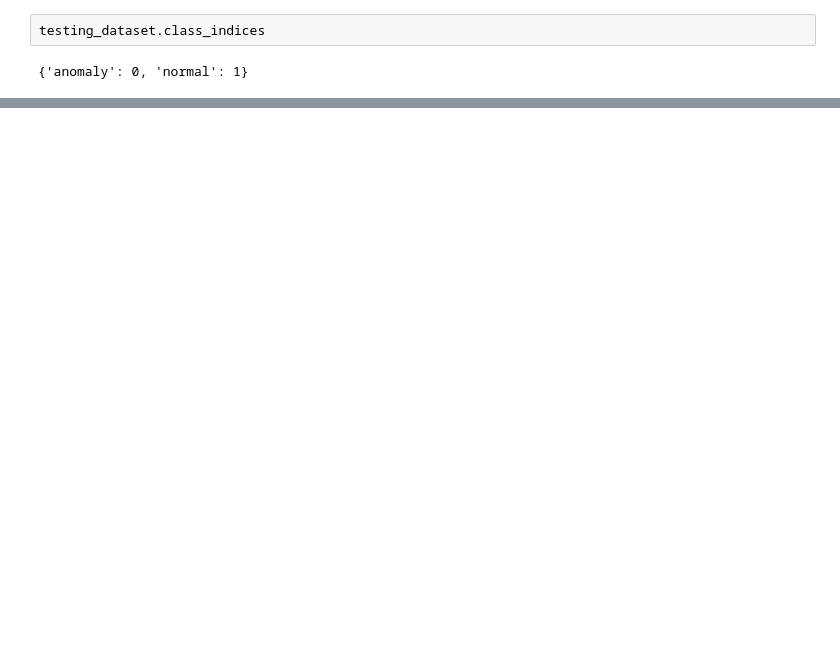
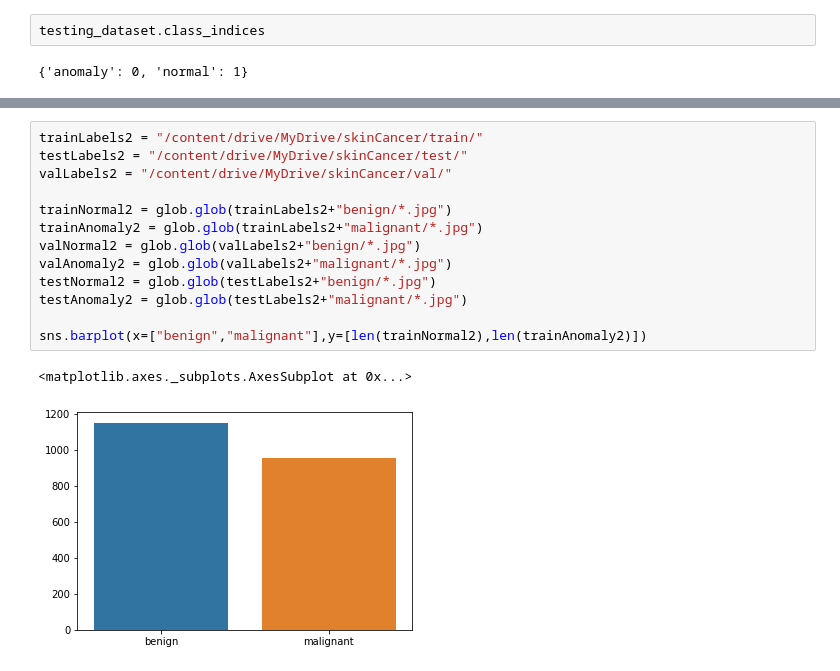
Before and after one commit to nikhilmsreedhar/EfficientNetVsCONV5, a Jupyter notebook: EfficientNetVsConv5.ipynb, the cells around one changed output, grey strips where cells are left out. Drawn from its saved outputs; the diff is of its cells as text; blank space fills up the shorter version.

```diff
--- a/EfficientNetVsConv5.ipynb
+++ b/EfficientNetVsConv5.ipynb
@@ -289,0 +319,16 @@ model2.evaluate(testing_dataset)
+# %%
+trainLabels2 = "/content/drive/MyDrive/skinCancer/train/"
+testLabels2 = "/content/drive/MyDrive/skinCancer/test/"
+valLabels2 = "/content/drive/MyDrive/skinCancer/val/"
+
+trainNormal2 = glob.glob(trainLabels2+"benign/*.jpg")
+trainAnomaly2 = glob.glob(trainLabels2+"malignant/*.jpg")
+valNormal2 = glob.glob(valLabels2+"benign/*.jpg")
+valAnomaly2 = glob.glob(valLabels2+"malignant/*.jpg")
+testNormal2 = glob.glob(testLabels2+"benign/*.jpg")
+testAnomaly2 = glob.glob(testLabels2+"malignant/*.jpg")
+
+sns.barplot(x=["benign","malignant"],y=[len(trainNormal2),len(trainAnomaly2)])
+# %% [output]
+<matplotlib.axes._subplots.AxesSubplot at 0x...>
+[figure, added]
```
Also changed, not shown: parts of 36 cells of this notebook.
